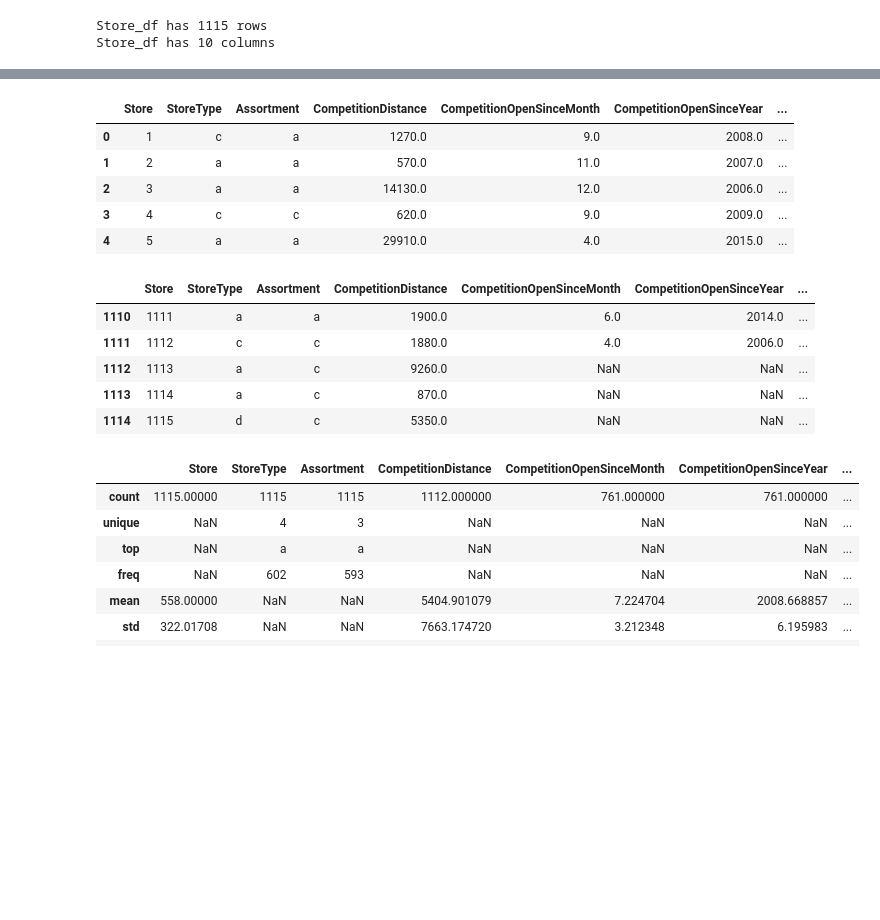
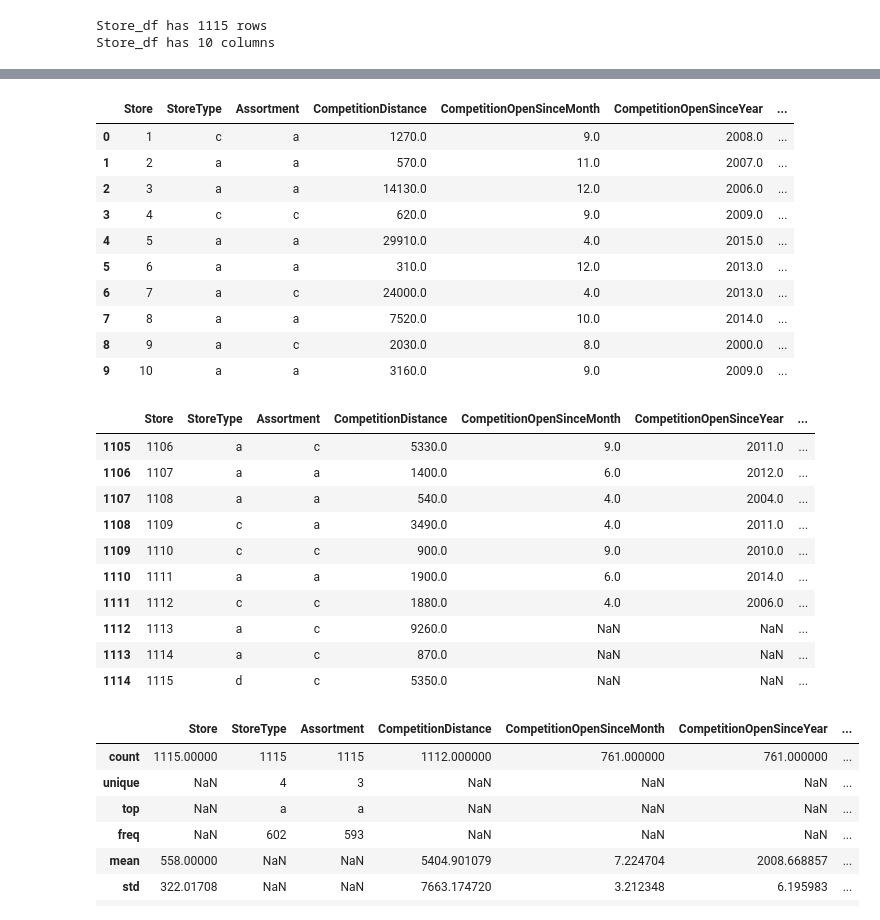
Before and after one commit to Adityasingh675/Supervised-ML-Regression, a Jupyter notebook: Rossmann_Sales_Prediction_Capstone_Project.ipynb, the cells around one changed output, grey strips where cells are left out. Saved outputs shown, nothing was run; the diff lists cells and outputs as text; code cells hidden in the pictures; blank space fills up the shorter version.

```diff
--- a/Rossmann_Sales_Prediction_Capstone_Project.ipynb
+++ b/Rossmann_Sales_Prediction_Capstone_Project.ipynb
@@ -177,19 +190,29 @@ dtypes: float64(5), int64(2), object(3)
 memory usage: 87.2+ KB
 # %%
 # Check head of the dataframe
-store_df.head(5)
+store_df.head(10)
 # %% [output]
 |  | Store | StoreType | Assortment | CompetitionDistance | CompetitionOpenSinceMonth | CompetitionOpenSinceYear | ... |
 | 0 | 1 | c | a | 1270.0 | 9.0 | 2008.0 | ... |
 | 1 | 2 | a | a | 570.0 | 11.0 | 2007.0 | ... |
 | 2 | 3 | a | a | 14130.0 | 12.0 | 2006.0 | ... |
 | 3 | 4 | c | c | 620.0 | 9.0 | 2009.0 | ... |
 | 4 | 5 | a | a | 29910.0 | 4.0 | 2015.0 | ... |
+| 5 | 6 | a | a | 310.0 | 12.0 | 2013.0 | ... |
+| 6 | 7 | a | c | 24000.0 | 4.0 | 2013.0 | ... |
+| 7 | 8 | a | a | 7520.0 | 10.0 | 2014.0 | ... |
+| 8 | 9 | a | c | 2030.0 | 8.0 | 2000.0 | ... |
+| 9 | 10 | a | a | 3160.0 | 9.0 | 2009.0 | ... |
 # %%
 # Check tail of the dataframe
-store_df.tail(5)
+store_df.tail(10)
 # %% [output]
 |  | Store | StoreType | Assortment | CompetitionDistance | CompetitionOpenSinceMonth | CompetitionOpenSinceYear | ... |
+| 1105 | 1106 | a | c | 5330.0 | 9.0 | 2011.0 | ... |
+| 1106 | 1107 | a | a | 1400.0 | 6.0 | 2012.0 | ... |
+| 1107 | 1108 | a | a | 540.0 | 4.0 | 2004.0 | ... |
+| 1108 | 1109 | c | a | 3490.0 | 4.0 | 2011.0 | ... |
+| 1109 | 1110 | c | c | 900.0 | 9.0 | 2010.0 | ... |
 | 1110 | 1111 | a | a | 1900.0 | 6.0 | 2014.0 | ... |
 | 1111 | 1112 | c | c | 1880.0 | 4.0 | 2006.0 | ... |
 | 1112 | 1113 | a | c | 9260.0 | NaN | NaN | ... |
```
Also changed, not shown: parts of 92 cells of this notebook.
